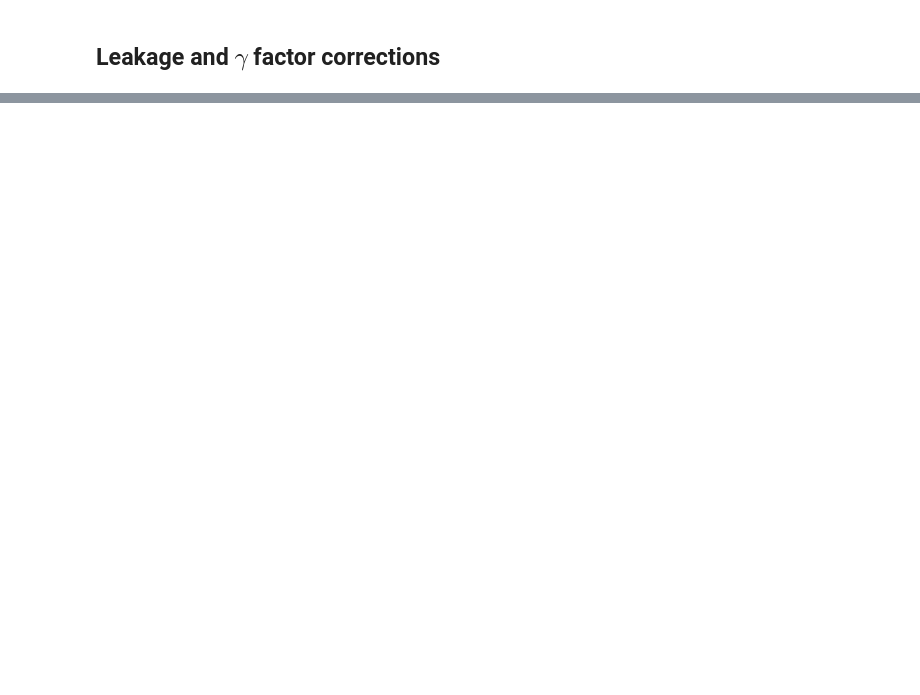
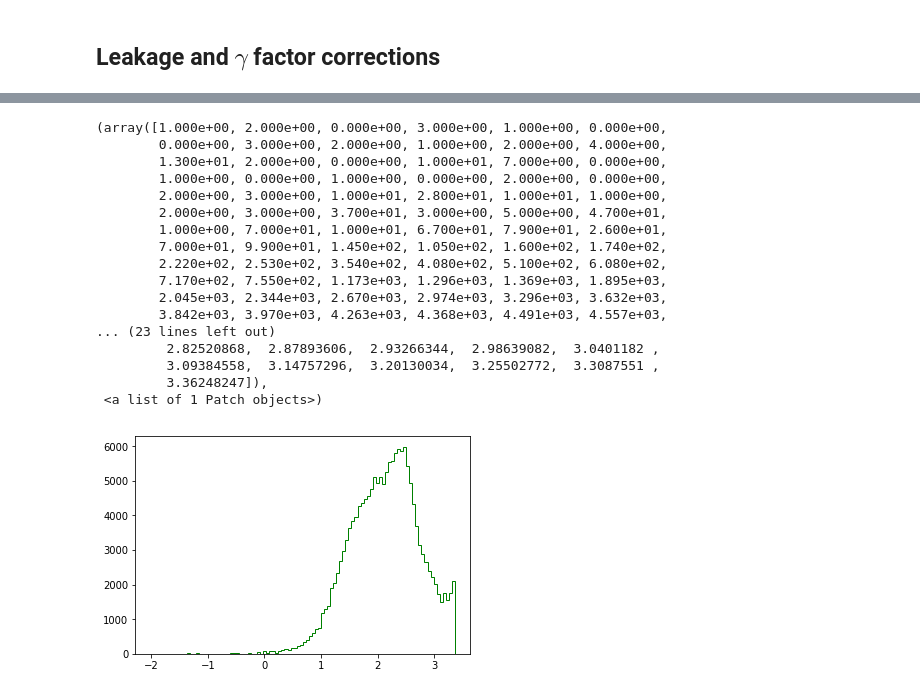
Before and after one commit to ashleefeng/pacbio, a Jupyter notebook: PacBio_read_corrections.ipynb, the cells around one changed output, grey strips where cells are left out. Saved outputs shown, nothing was run; the diff lists cells and outputs as text; code cells hidden in the pictures; blank space fills up the shorter version.

```diff
--- a/PacBio_read_corrections.ipynb
+++ b/PacBio_read_corrections.ipynb
@@ -162,0 +220,25 @@ plt.legend(lasers, bbox_to_anchor=(0.75, 0.5, 0.5, 0.5))
+# %%
+avg_intens_i = np.log10(total_intens + 1e-6)
+#     avg_intens_i = avg_intens_lc.T[i]
+min_i = min(avg_intens_i)
+max_i = max(avg_intens_i)
+plt.hist(avg_intens_i, bins=100, range=[min_i, max_i], histtype='step', color=colors[i])
+# %% [output]
+(array([1.000e+00, 2.000e+00, 0.000e+00, 3.000e+00, 1.000e+00, 0.000e+00,
+        0.000e+00, 3.000e+00, 2.000e+00, 1.000e+00, 2.000e+00, 4.000e+00,
+        1.300e+01, 2.000e+00, 0.000e+00, 1.000e+01, 7.000e+00, 0.000e+00,
+        1.000e+00, 0.000e+00, 1.000e+00, 0.000e+00, 2.000e+00, 0.000e+00,
+        2.000e+00, 3.000e+00, 1.000e+01, 2.800e+01, 1.000e+01, 1.000e+00,
+        2.000e+00, 3.000e+00, 3.700e+01, 3.000e+00, 5.000e+00, 4.700e+01,
+        1.000e+00, 7.000e+01, 1.000e+01, 6.700e+01, 7.900e+01, 2.600e+01,
+        7.000e+01, 9.900e+01, 1.450e+02, 1.050e+02, 1.600e+02, 1.740e+02,
+        2.220e+02, 2.530e+02, 3.540e+02, 4.080e+02, 5.100e+02, 6.080e+02,
+        7.170e+02, 7.550e+02, 1.173e+03, 1.296e+03, 1.369e+03, 1.895e+03,
+        2.045e+03, 2.344e+03, 2.670e+03, 2.974e+03, 3.296e+03, 3.632e+03,
+        3.842e+03, 3.970e+03, 4.263e+03, 4.368e+03, 4.491e+03, 4.557e+03,
+... (23 lines left out)
+         2.82520868,  2.87893606,  2.93266344,  2.98639082,  3.0401182 ,
+         3.09384558,  3.14757296,  3.20130034,  3.25502772,  3.3087551 ,
+         3.36248247]),
+ <a list of 1 Patch objects>)
+[figure, added]
```
Also changed, not shown: parts of 17 cells of this notebook.
